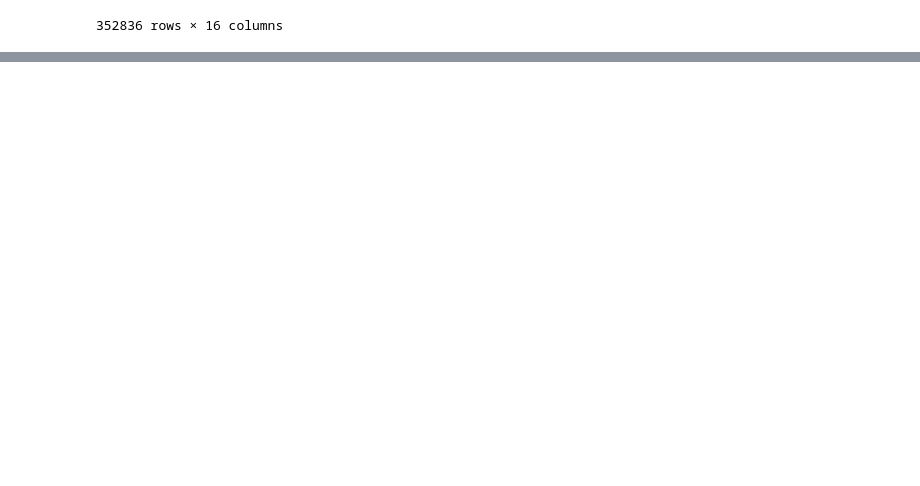
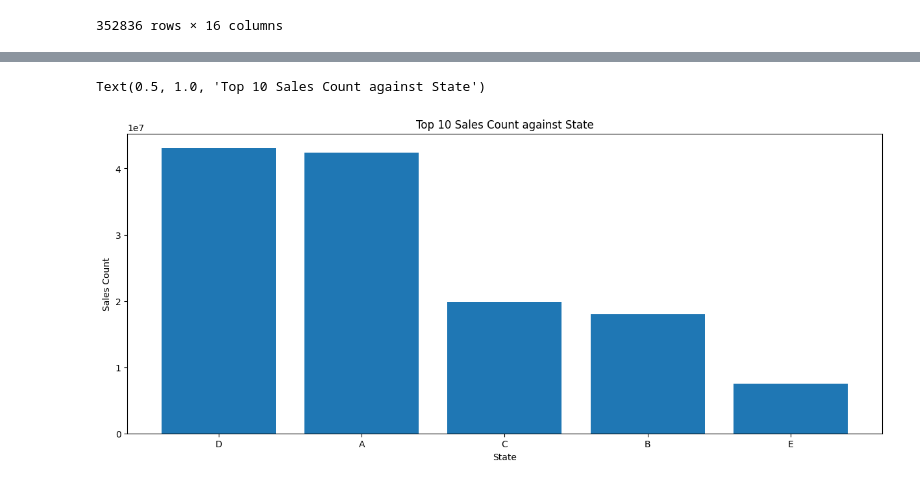
Before and after one commit to HannahMwende/LP4-Project, a Jupyter notebook: code.ipynb, the cells around one changed output, grey strips where cells are left out. Cells and saved outputs as stored; diff of their text form; code cells hidden in the pictures; blank space fills up the shorter version.

Commit message:
Data and Visuals

```diff
--- a/code.ipynb
+++ b/code.ipynb
@@ -91,0 +96,13 @@ Writing streamlit_app.py
+# %%
+import matplotlib.pyplot as plt
+data['date']=pd.to_datetime(data['date'])
+data_daily=data.groupby('type')['sales'].sum().head(10)
+data_daily= data_daily.sort_values(ascending=False)
+plt.figure(figsize= (15,6))
+plt.bar(data_daily.index,data_daily.values)
+plt.xlabel('State')
+plt.ylabel('Sales Count')
+plt.title('Top 10 Sales Count against State')
+# %% [output]
+Text(0.5, 1.0, 'Top 10 Sales Count against State')
+[figure, added]
```
Also changed, not shown: parts of 3 cells of this notebook, 1 other file.
